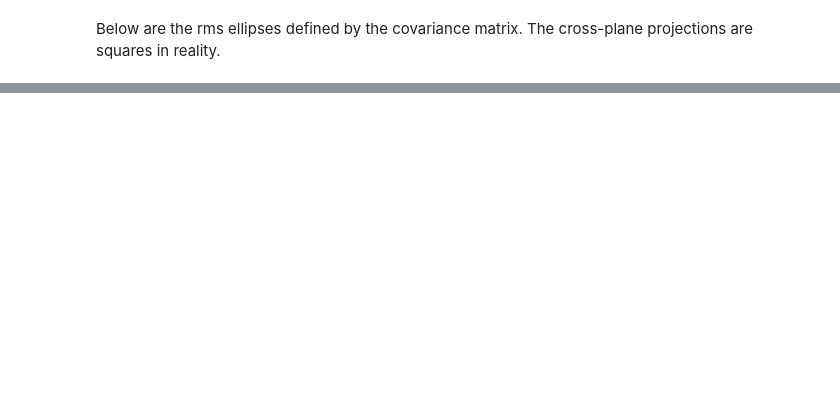
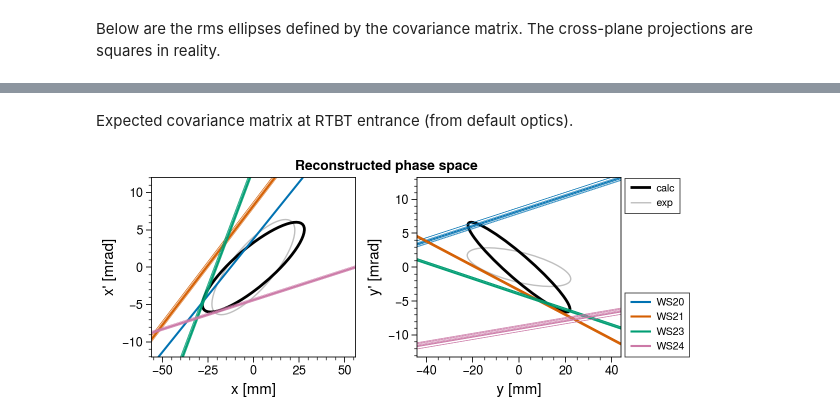
Before and after one commit to austin-hoover/emittance-measurement, a Jupyter notebook: emittance_measurement_4D/_saved/2021-ws-data-production/analysis.ipynb, the cells around one changed output, grey strips where cells are left out. Saved outputs shown, nothing was run; the diff lists cells and outputs as text; code cells hidden in the pictures; blank space fills up the shorter version.

```diff
--- a/emittance_measurement_4D/_saved/2021-ws-data-production/analysis.ipynb
+++ b/emittance_measurement_4D/_saved/2021-ws-data-production/analysis.ipynb
@@ -68,7 +100,3 @@ measurements = [read_pta(filename) for filename in filenames_ws]
-# %%
-profile = measurements[0]['WS24']
-display(profile.data)
-display(profile.params)
 # %%
 kws_raw = dict(legend=False, marker='.', ms=3, lw=0)
 kws_fit = dict(legend=False, color='k', alpha=0.2, zorder=0)
@@ -88,10 +119,10 @@ moments = {ws_id: [] for ws_id in ws_ids}
 for ws_id in ws_ids:
     for measurement in measurements:
         profile = measurement[ws_id]
-        sig_xx = profile.get_param('Sigma', dim='x')**2
-        sig_yy = profile.get_param('Sigma', dim='y')**2
-        sig_uu = profile.get_param('Sigma', dim='u')**2
-        sig_xy = get_sig_xy(sig_xx, sig_yy, sig_uu, diag_wire_angle)
+        sig_xx = profile.hor.stats['Sigma'].rms**2
+        sig_yy = profile.ver.stats['Sigma'].rms**2
+        sig_uu = profile.dia.stats['Sigma'].rms**2
+        sig_xy = em.get_sig_xy(sig_xx, sig_yy, sig_uu, diag_wire_angle)
         moments[ws_id].append([sig_xx, sig_yy, sig_xy])
     moments[ws_id] = np.array(moments[ws_id])
 # %%
@@ -125,10 +153,15 @@ for ws_id in ws_ids:
 # %%
-Sigma = reconstruct(transfer_mats_list, moments_list)
+moments_list, transfer_mats_list = [], []
+for ws_id in ws_ids:
+    moments_list.extend(moments[ws_id])
+    transfer_mats_list.extend(transfer_mats[ws_id])
+
+Sigma = em.reconstruct(transfer_mats_list, moments_list)
+alpha_x, alpha_y, beta_x, beta_y, eps_x, eps_y = ba.get_twiss2D(Sigma)
+eps_1, eps_2 = ba.intrinsic_emittances(Sigma)
+
 print('Sigma:')
 print(Sigma)
-alpha_x, alpha_y, beta_x, beta_y, eps_x, eps_y = ba.get_twiss2D(Sigma)
-twiss = (alpha_x, alpha_y, beta_x, beta_y)
-eps_1, eps_2 = ba.intrinsic_emittances(Sigma)
 print('eps_4D = {:.3f}'.format(np.sqrt(np.linalg.det(Sigma))))
 print('eps_1, eps_2 = {:.3f}, {:.3f}'.format(eps_1, eps_2))
 print('eps_x, eps_y = {:.3f}, {:.3f}'.format(eps_x, eps_y))
@@ -150 +203,3 @@ plt.savefig('figures/rms_ellipses.png', dpi=300, facecolor='white');
+# %% [markdown]
+Expected covariance matrix at RTBT entrance (from default optics).
 # %%
@@ -212,5 +209,7 @@ def plot_reconstructed_phasespace(Sigma, Sigma_exp=None, twiss=None, scale=2.0):
 # %%
-axes = plot_reconstructed_phasespace(Sigma, Sigma_exp)
+axes = em.plot_reconstructed_phasespace(transfer_mats, moments, Sigma, Sigma_exp)
 axes.format(suptitle='Reconstructed phase space')
 plt.savefig('figures/lines.png', dpi=300, facecolor='white')
+# %% [output]
+[figure, added]
 # %%
```
Also changed, not shown: parts of 28 cells of this notebook.
